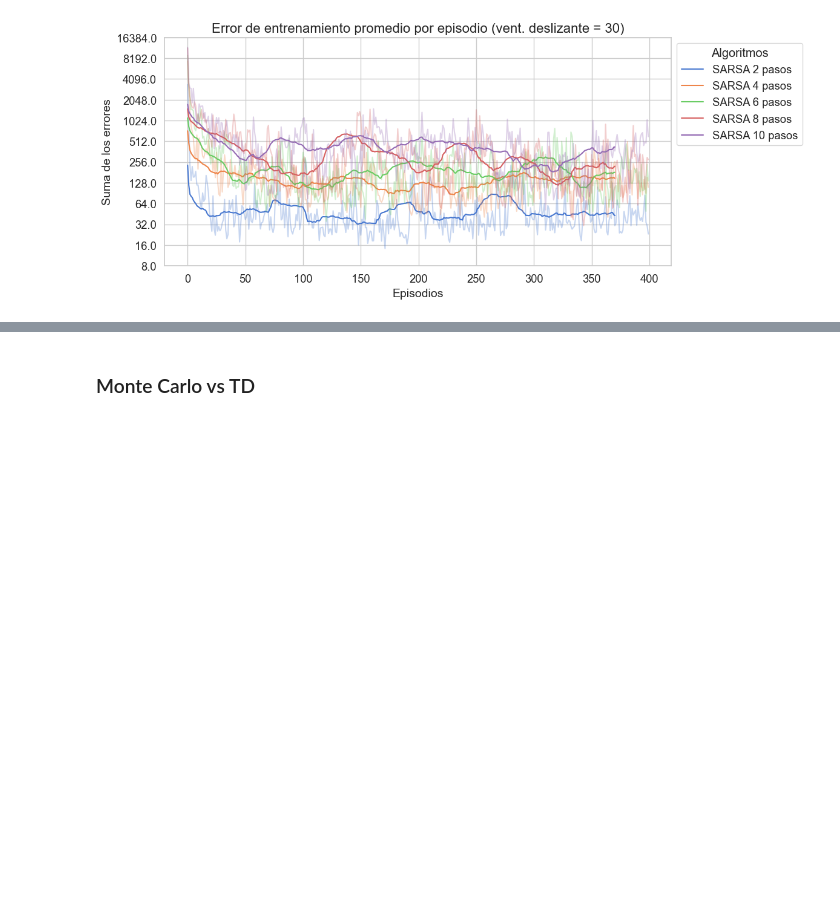
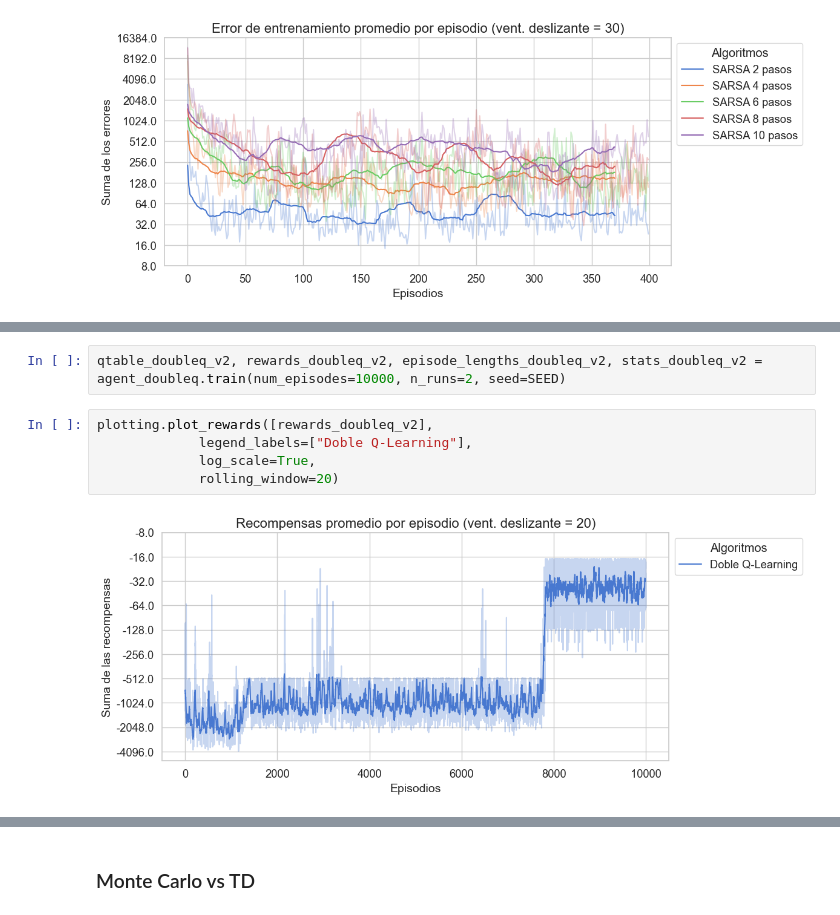
Before and after one commit to mlucasumu/EML_RL_LucasOrtiz, a Jupyter notebook: entornos_complejos/metodos_tabulares.ipynb, the cells around one changed output, grey strips where cells are left out. Saved outputs shown, nothing was run; the diff lists cells and outputs as text; blank space fills up the shorter version.

```diff
--- a/entornos_complejos/metodos_tabulares.ipynb
+++ b/entornos_complejos/metodos_tabulares.ipynb
@@ -366,0 +342,9 @@ plotting.plot_training_errors([results['cum_errors'] for n, results in nstep_res
+# %%
+qtable_doubleq_v2, rewards_doubleq_v2, episode_lengths_doubleq_v2, stats_doubleq_v2 = agent_doubleq.train(num_episodes=10000, n_runs=2, seed=SEED)
+# %%
+plotting.plot_rewards([rewards_doubleq_v2],
+             legend_labels=["Doble Q-Learning"],
+             log_scale=True,
+             rolling_window=20)
+# %% [output]
+[figure, added]
```
Also changed, not shown: parts of 83 cells of this notebook, 3 other files.
